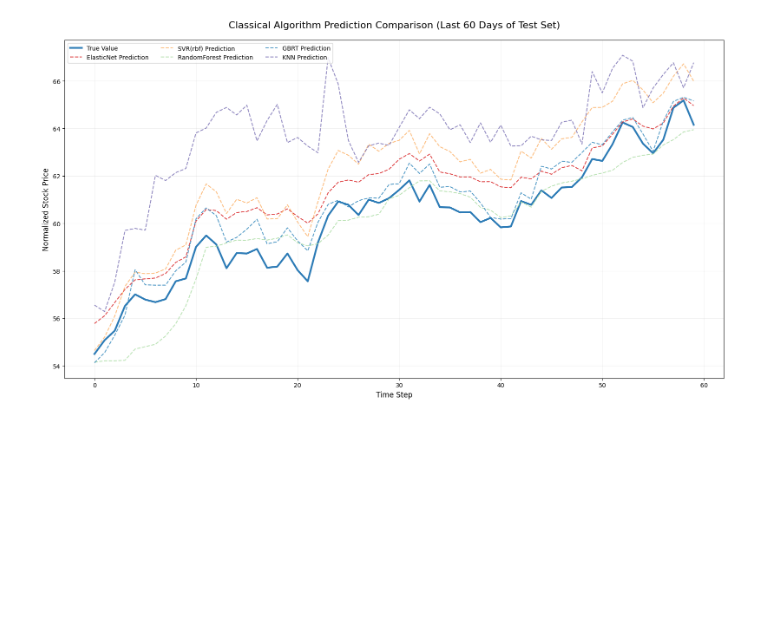
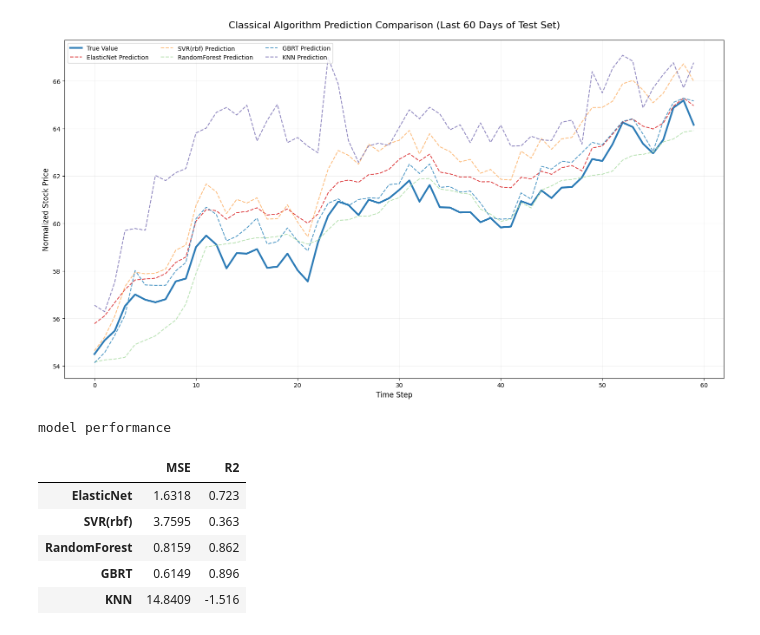
Before and after one commit to Sam-Wang-Xinyu/COMP7409_2025_Project, a Jupyter notebook: ML.ipynb, the cells around one changed output. Cells and saved outputs as stored; diff of their text form; code cells hidden in the pictures; blank space fills up the shorter version.

```diff
--- a/ML.ipynb
+++ b/ML.ipynb
@@ -256,3 +256,44 @@ plt.grid(alpha=0.2)
 plt.tight_layout()
 # %% [output]
 [figure]
+# %%
+# === 在您的绘图代码后追加以下内容 ===
+from sklearn.metrics import mean_squared_error, r2_score
+
+# 创建评估指标表格
+performance_df = pd.DataFrame(columns=['MSE', 'R2'], index=models.keys())
+
+for model_name in models:
+    y_pred = results[model_name]['test_pred']
+
+    # 计算指标
+    mse = mean_squared_error(ytest, y_pred)
+    r2 = r2_score(ytest, y_pred)
+
+    # 存储结果
+    performance_df.loc[model_name, 'MSE'] = mse
+    performance_df.loc[model_name, 'R2'] = r2
+
+# 格式化输出（突出显示最优值）
+def highlight_optimal(s):
+    is_max = s == s.max() if s.name == 'R2' else s == s.min()
+    return ['background: #dfffdf' if v else '' for v in is_max]
+
+styled_table = performance_df.style \
+    .apply(highlight_optimal, axis=0) \
+    .format({
+        'MSE': '{:.4f}',
+        'R2': '{:.3f}'
+    }) \
+    .set_caption("model performance ")
+
+# 显示表格
+display(styled_table)
+# %% [output]
+model performance
+|  | MSE | R2 |
+| ElasticNet | 1.6318 | 0.723 |
+| SVR(rbf) | 3.7595 | 0.363 |
+| RandomForest | 0.8159 | 0.862 |
+| GBRT | 0.6149 | 0.896 |
+| KNN | 14.8409 | -1.516 |
```
